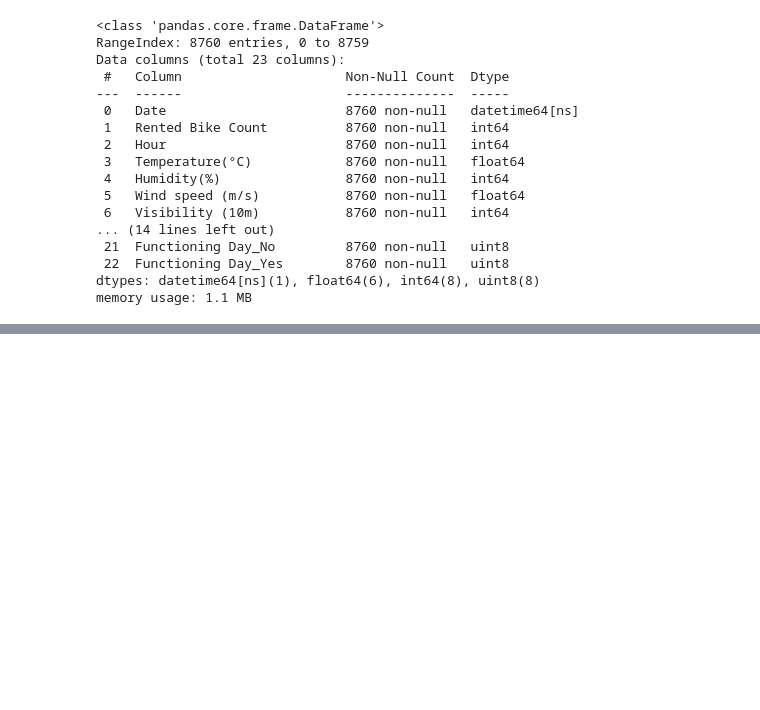
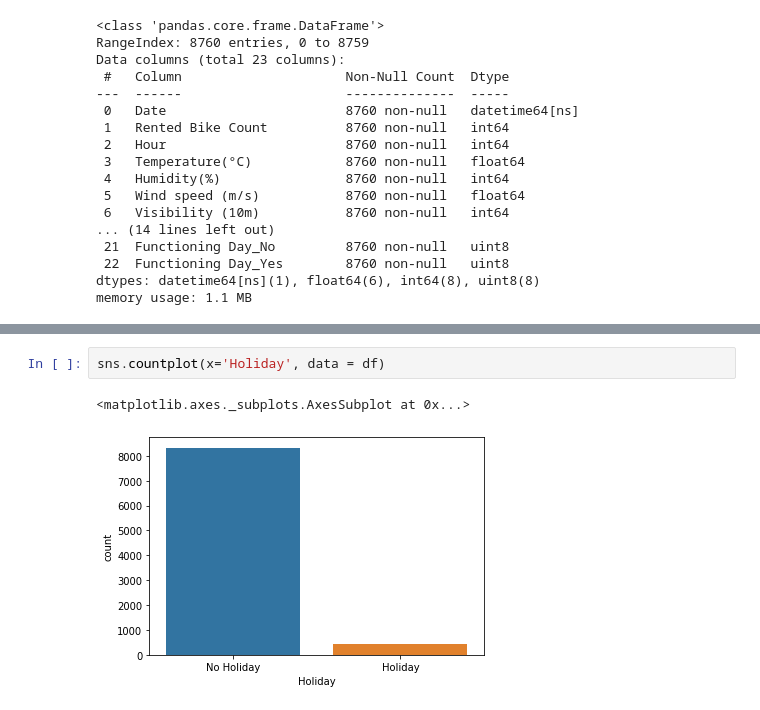
Before and after one commit to Mmbsaksd/Seoul-Bike-Sharing-Demand-Prediction, a Jupyter notebook: Bike_Sharing_Demand_Prediction_Capstone_Project.ipynb, the cells around one changed output, grey strips where cells are left out. Drawn from its saved outputs; the diff is of its cells as text; blank space fills up the shorter version.

```diff
--- a/Bike_Sharing_Demand_Prediction_Capstone_Project.ipynb
+++ b/Bike_Sharing_Demand_Prediction_Capstone_Project.ipynb
@@ -160,0 +168,5 @@ memory usage: 1.1 MB
+# %%
+sns.countplot(x='Holiday', data = df)
+# %% [output]
+<matplotlib.axes._subplots.AxesSubplot at 0x...>
+[figure, added]
```
Also changed, not shown: parts of 10 cells of this notebook.
